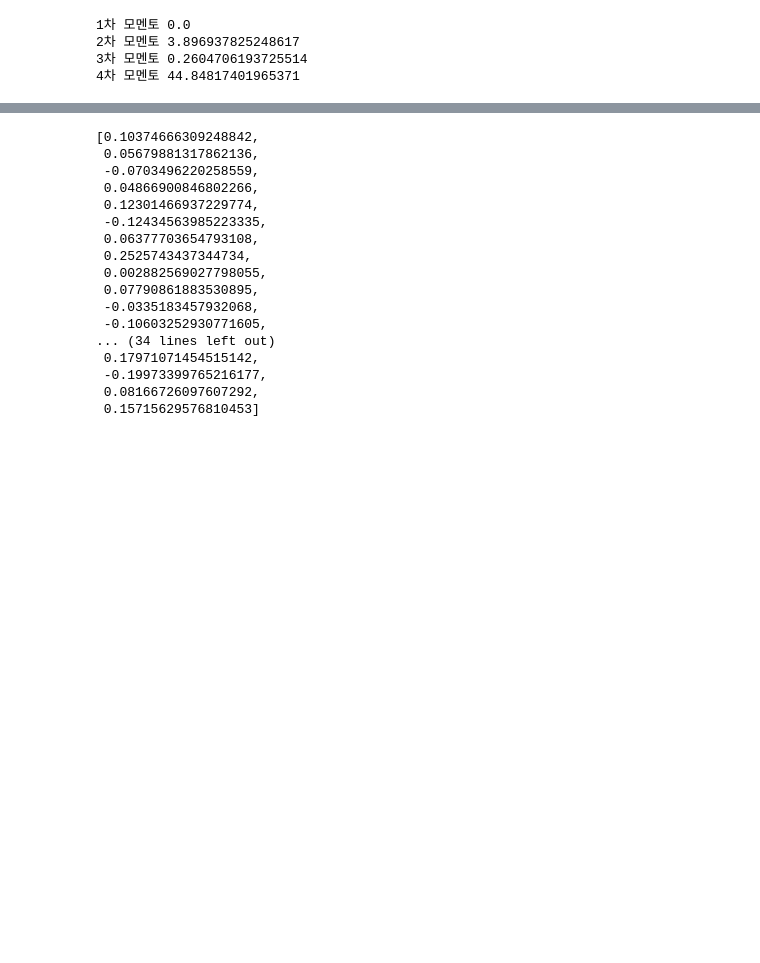
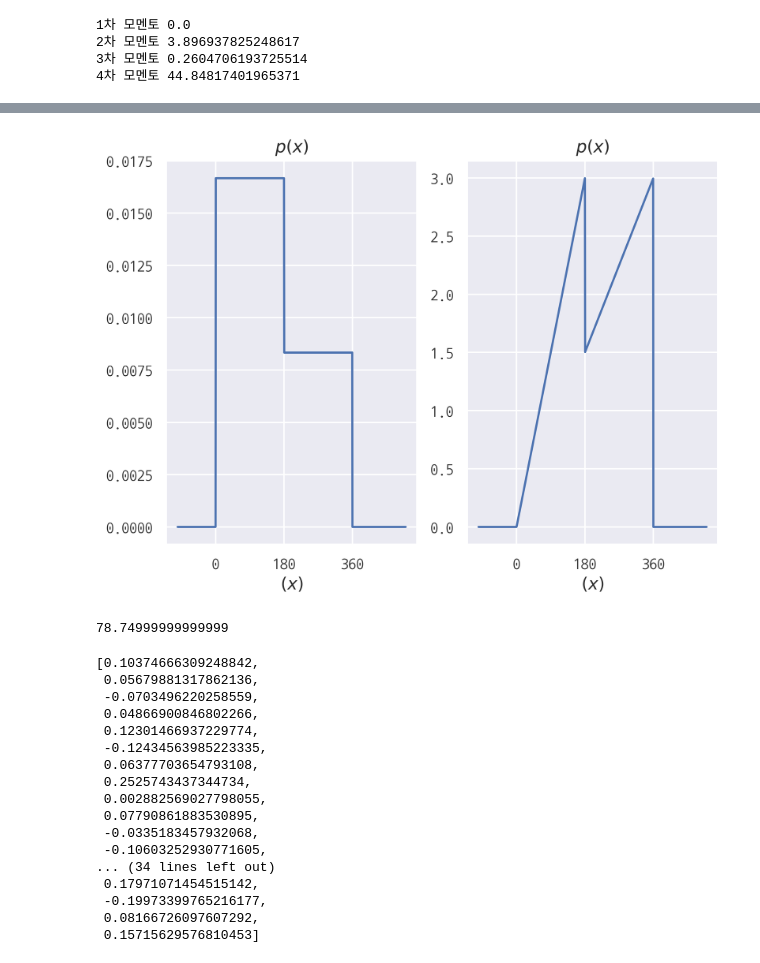
Before and after one commit to hmkim312/TIL, a Jupyter notebook: math/07_확률변수와 상관관계.ipynb, the cells around one changed output, grey strips where cells are left out. Drawn from its saved outputs; the diff is of its cells as text; code cells hidden in the pictures; blank space fills up the shorter version.

```diff
--- a/math/07_확률변수와 상관관계.ipynb
+++ b/math/07_확률변수와 상관관계.ipynb
@@ -202,0 +254,29 @@ print('4차 모멘토', sp.stats.moment(x, 4)) # 첨도
+# %%
+# 0도 ~ 180에서 2배더 잘박히게 조작된 원반의 확률밀도함수 및 확률밀도함수에 x를 곱한것
+x = np.linspace(-100, 500, 1000)
+p = np.zeros_like(x)
+p[(0 < x) & (x <= 180)] =  2 * (3/360)  # 0 ~ 180 사이에 2배 더 잘박힘
+p[(180 < x) & (x <= 360)] =  1 * (3/360)
+xp = x * p
+
+plt.subplot(121)
+plt.plot(x, p)
+plt.xticks([0, 180, 360])
+plt.title('$p(x)$')
+plt.xlabel('$(x)$')
+
+plt.subplot(122)
+plt.plot(x, xp)
+plt.xticks([0, 180, 360])
+plt.title('$p(x)$')
+plt.xlabel('$(x)$')
+plt.show()
+# %% [output]
+[figure, added]
+# %%
+# 연습문제 7.2.3
+
+ey = (1/2 * 0.35 * 180) + (180 * 0.175) + (1/2 * 180 * 0.175)
+ey
+# %% [output]
+78.74999999999999
```
Also changed, not shown: parts of 16 cells of this notebook.
